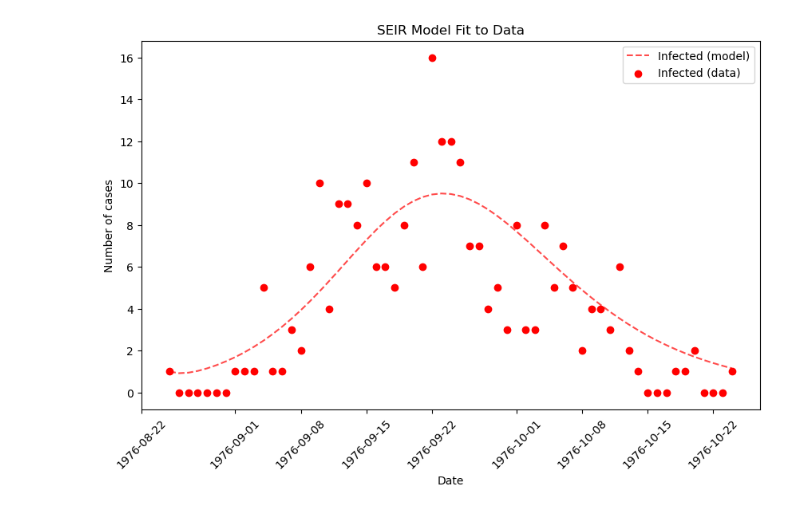
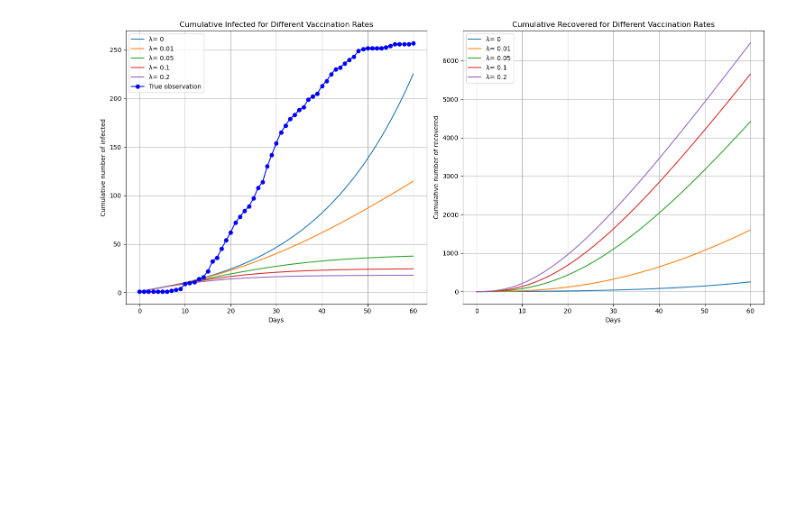
Before and after one commit to Vilmo18/Spread-Ebola-Disease, a Jupyter notebook: code.ipynb, the cells around one changed output. Cells and saved outputs as stored; diff of their text form; code cells hidden in the pictures; blank space fills up the shorter version.

Commit message:
model

```diff
--- a/code.ipynb
+++ b/code.ipynb
@@ -1,61 +1,79 @@
 # %%
 import numpy as np
 import pandas as pd
 from scipy.integrate import odeint
 import matplotlib.pyplot as plt
 
-# Data
 data = {
-    'date': pd.date_range(start='1976-08-25', periods=61, freq='D'),  # 61 periods to match the number of cases
+    'date': pd.date_range(start='1976-08-25', periods=61, freq='D'),
     'cases': [
         1, 0, 0, 0, 0, 0, 0, 1, 1, 1, 5, 1, 1, 3, 2, 6, 10, 4, 9, 9, 8, 10, 6, 6, 5, 8,
         11, 6, 16, 12, 12, 11, 7, 7, 4, 5, 3, 8, 3, 3, 8, 5, 7, 5, 2, 4, 4, 3, 6, 2, 1,
         0, 0, 0, 1, 1, 2, 0, 0, 0, 1
     ],
-
 }
 
 df = pd.DataFrame(data)
+df['cumulative_cases'] = df['cases'].cumsum()
 
-N = 50# Total population (example)
+# Initial parameters
+N = 1000  # Total population
+beta = 0.3  # Transmission rate
+sigma = 1/7  # Rate of progression from exposed to infectious
+gamma = 1/10 # Recovery rate
+rho = 0.1
+alpha = 0.01
+kappa = 0.05
+
 I0 = df['cases'].iloc[0]
-E0 = 0  # Assuming initially there are no exposed individuals
-R0 = 0  # Initially no one has recovered
+E0 = 0
+R0 = 0
 S0 = N - I0 - E0 - R0
+V0 = 0
+initial_conditions_vaccine = [S0, V0, E0, I0, R0]
 
-# SEIR model differential equations
-def seir_model(y, t, N, beta, sigma, gamma):
-    S, E, I, R = y
-    dSdt = -beta * S * I / N
-    dEdt = beta * S * I / N - sigma * E
+def seir_vaccine_model(y, t, N, beta, sigma, gamma, rho, alpha, lambda_v, kappa):
+    S, V, E, I, R = y
+    dSdt = -beta * S * I / N - lambda_v * S + kappa * R
+    dVdt = lambda_v * S + rho * E - alpha * V
+    dEdt = beta * S * I / N - rho * E - sigma * E
     dIdt = sigma * E - gamma * I
-    dRdt = gamma * I
-    return dSdt, dEdt, dIdt, dRdt
+    dRdt = gamma * I + alpha * V - kappa * R
+    return [dSdt, dVdt, dEdt, dIdt, dRdt]
 
-# Initial conditions vector
-y0 = S0, E0, I0, R0
-
-# Time grid
+lambda_v_values = [0, 0.01, 0.05, 0.1, 0.2]
 t = np.linspace(0, len(df) - 1, len(df))
 
-# Assume some initial beta, sigma, and gamma
-beta = 0.4
-sigma = 0.4
-gamma = 0.15
+results = {}
+for lambda_v in lambda_v_values:
+    solution = odeint(seir_vaccine_model, initial_conditions_vaccine, t, args=(N, beta, sigma, gamma, rho, alpha, lambda_v, kappa))
+    S, V, E, I, R = solution.T
+    cumulative_infected = np.cumsum(I)
+    cumulative_recovered = np.cumsum(R)
+    results[lambda_v] = (cumulative_infected, cumulative_recovered)
 
-# Integrate the SEIR equations over the time grid, t
-ret = odeint(seir_model, y0, t, args=(N, beta, sigma, gamma))
-S, E, I, R = ret.T
+plt.figure(figsize=(15, 7))
+t=np.linspace(0,60,61)
+plt.subplot(1, 2, 1)
+for lambda_v in lambda_v_values:
+    plt.plot(t, results[lambda_v][0], label=f'λ= {lambda_v}')
+plt.plot(t, df['cumulative_cases'], marker='o', linestyle='-', color='b',label='True observation')
+plt.xlabel('Days')
+plt.ylabel('Cumulative number of infected')
+plt.title('Cumulative Infected for Different Vaccination Rates')
+plt.grid(True)
+plt.legend(loc='best')
 
-# Plot the data
-plt.figure(figsize=(10, 6))
-plt.plot(df['date'], I, 'r', alpha=0.7, linestyle='dashed', label='Infected (model)')
-plt.scatter(df['date'], df['cases'], c='red', label='Infected (data)')
-plt.xlabel('Date')
-plt.ylabel('Number of cases')
-plt.title('SEIR Model Fit to Data')
-plt.legend()
-plt.xticks(rotation=45)
+plt.subplot(1, 2, 2)
+for lambda_v in lambda_v_values:
+    plt.plot(t, results[lambda_v][1], label=f'λ= {lambda_v}')
+plt.xlabel('Days')
+plt.ylabel('Cumulative number of recovered')
+plt.title('Cumulative Recovered for Different Vaccination Rates')
+plt.grid(True)
+plt.legend(loc='best')
+plt.tight_layout()
+plt.savefig('result.png')
 plt.show()
 # %% [output]
-[figure, old version]
+[figure, new version]
```
Also changed, not shown: parts of 4 cells of this notebook, 2 other files.
